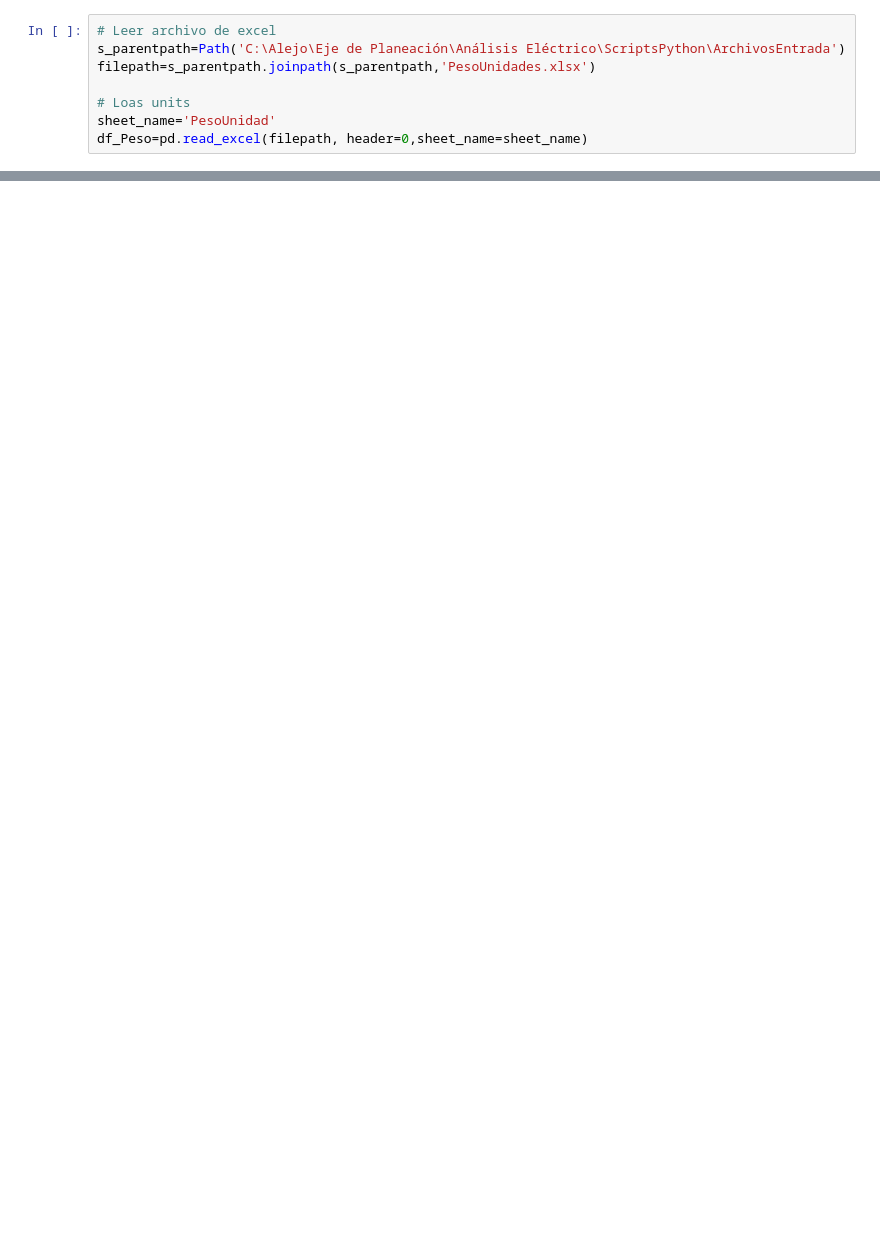
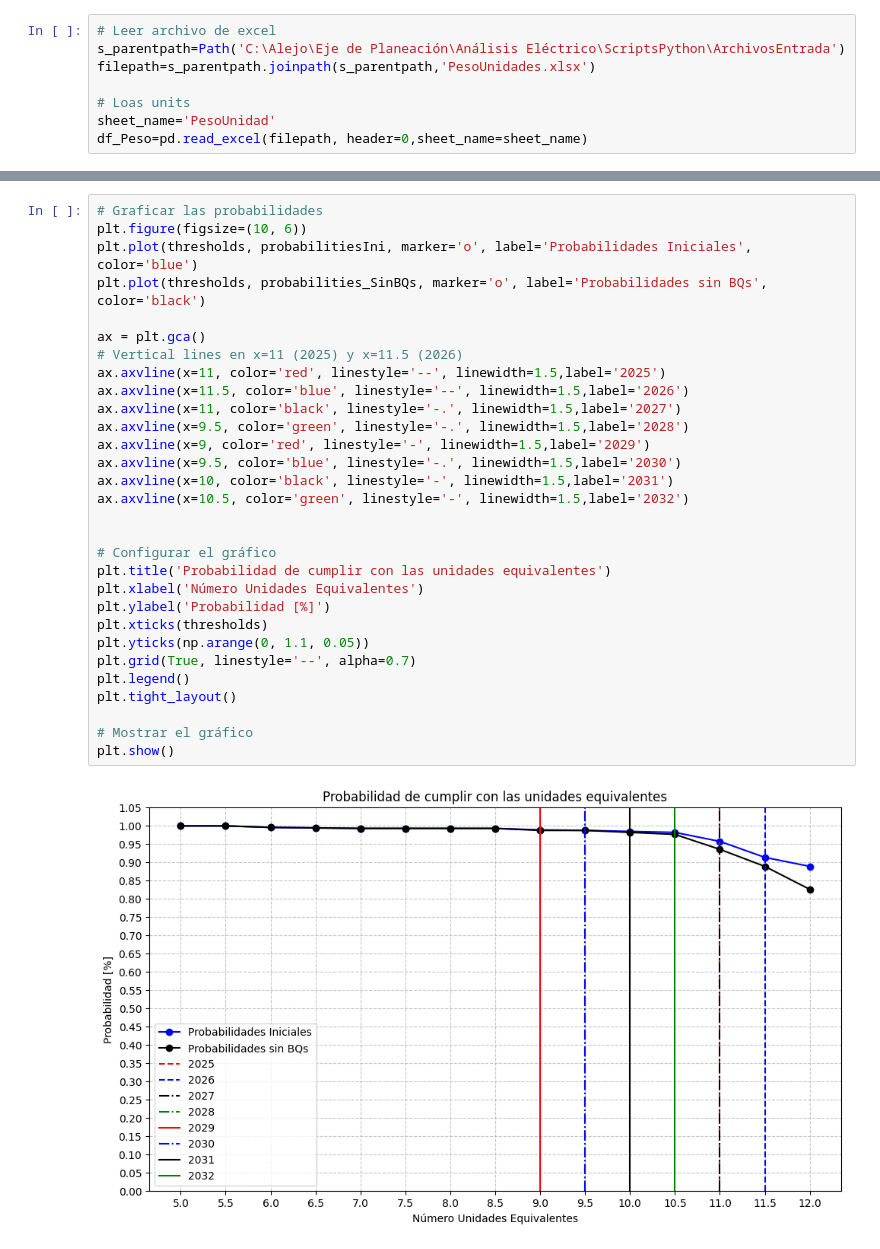
Before and after one commit to EdwarARL23/ScriptsPython, a Jupyter notebook: Unidades Equivalentes/ProbabilidadUE.ipynb, the cells around one changed output, grey strips where cells are left out. Cells and saved outputs as stored; diff of their text form; blank space fills up the shorter version.

```diff
--- a/Unidades Equivalentes/ProbabilidadUE.ipynb
+++ b/Unidades Equivalentes/ProbabilidadUE.ipynb
@@ -121,0 +165,32 @@ plt.show()
+# %%
+# Graficar las probabilidades
+plt.figure(figsize=(10, 6))
+plt.plot(thresholds, probabilitiesIni, marker='o', label='Probabilidades Iniciales', color='blue')
+plt.plot(thresholds, probabilities_SinBQs, marker='o', label='Probabilidades sin BQs', color='black')
+
+ax = plt.gca()
+# Vertical lines en x=11 (2025) y x=11.5 (2026)
+ax.axvline(x=11, color='red', linestyle='--', linewidth=1.5,label='2025')
+ax.axvline(x=11.5, color='blue', linestyle='--', linewidth=1.5,label='2026')
+ax.axvline(x=11, color='black', linestyle='-.', linewidth=1.5,label='2027')
+ax.axvline(x=9.5, color='green', linestyle='-.', linewidth=1.5,label='2028')
+ax.axvline(x=9, color='red', linestyle='-', linewidth=1.5,label='2029')
+ax.axvline(x=9.5, color='blue', linestyle='-.', linewidth=1.5,label='2030')
+ax.axvline(x=10, color='black', linestyle='-', linewidth=1.5,label='2031')
+ax.axvline(x=10.5, color='green', linestyle='-', linewidth=1.5,label='2032')
+
+
+# Configurar el gráfico
+plt.title('Probabilidad de cumplir con las unidades equivalentes')
+plt.xlabel('Número Unidades Equivalentes')
+plt.ylabel('Probabilidad [%]')
+plt.xticks(thresholds)
+plt.yticks(np.arange(0, 1.1, 0.05))
+plt.grid(True, linestyle='--', alpha=0.7)
+plt.legend()
+plt.tight_layout()
+
+# Mostrar el gráfico
+plt.show()
+# %% [output]
+[figure, added]
```
Also changed, not shown: parts of 15 cells of this notebook, 10 other files.
